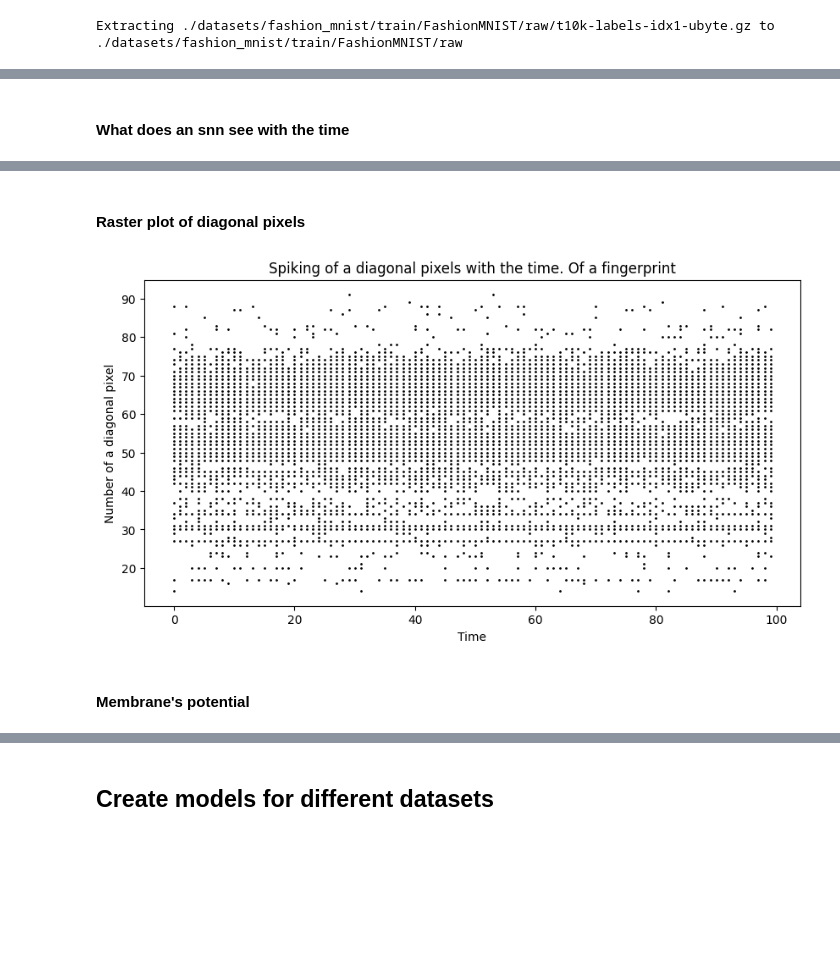
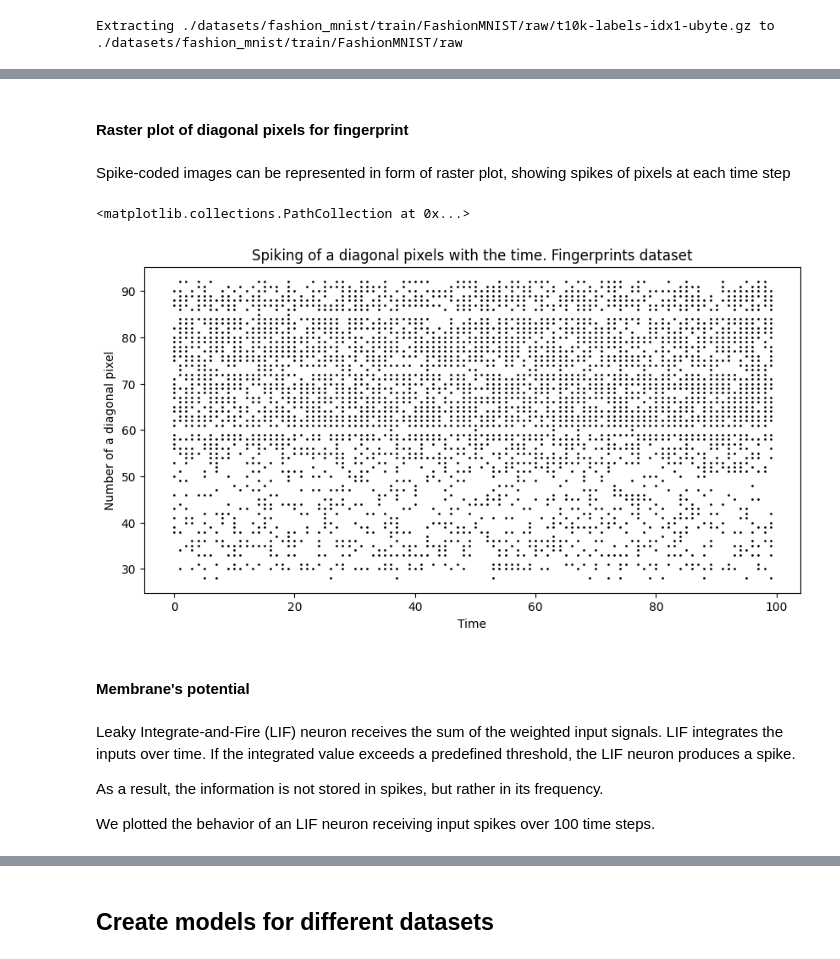
Before and after one commit to sofi12321/SNN_image_classification, a Jupyter notebook: SNN_image_classification.ipynb, the cells around one changed output, grey strips where cells are left out. Saved outputs shown, nothing was run; the diff lists cells and outputs as text; code cells hidden in the pictures; blank space fills up the shorter version.

```diff
--- a/SNN_image_classification.ipynb
+++ b/SNN_image_classification.ipynb
@@ -99,6 +93,7 @@ if not os.path.exists(finger_dir):
 # %% [markdown]
 ## Data preprocessing
 # %%
+# Transforms for fingerprints
 class CropInvertPadTransform:
     """
     Crop the frame (2*2*4*4) from the image, reformat to 1 channel, invert colors
@@ -113,8 +108,8 @@ class CropInvertPadTransform:
         Transform the image by frame cropping, grayscaling and inverting
         Resize to the square by adding black padding
 
-        :param x: tensor (image) to be trandformed
-        :return: trandformed image
+        :param x: tensor (image) to be transformed
+        :return: transformed image
         """
         # Crop the frame 2 2 4 4 pixels
         x = TF.crop(x, 2, 2, TF.get_image_size(x)[1] - 6, TF.get_image_size(x)[0] - 6)
@@ -150,11 +145,11 @@ names = ['107__M_Left_index_finger.BMP', '107__M_Left_index_finger_Obl.BMP', '10
 
 for i in range(len(names)):
     root='./datasets/fingerprints/'
-    dirs = ['train/', 'val/','test/']
+    dirs = ['train/']
     for d in dirs:
         if names[i] in os.listdir(root+d+'1/'):
             break
-    image = cv2.imread(root+d+'1/'+names[i])
+    image = cv2.imread(finger_train_dir+'1/'+names[i])
     #Plot the original image
     plt.subplot(2, 4, i+1)
     # plt.title("Original")
@@ -354,29 +337,35 @@ def animate(time):
     ax[2].set_title(f'Fashion-MNIST')
 
 anim = FuncAnimation(fig, animate, init_func=init, frames=len(encoded_img_fash), interval=100)
-# %% [markdown]
-#### What does an snn see with the time
 # %%
 HTML(anim.to_html5_video())
 # %% [output]
 [interactive output not drawn]
 # %% [markdown]
-#### Raster plot of diagonal pixels
+#### Raster plot of diagonal pixels for fingerprint
+# %% [markdown]
+Spike-coded images can be represented in form of raster plot, showing spikes of pixels at each time step
 # %%
-# Reshape
+# Reshape image
 raster_img = torch.Tensor([encoded_img_finger[:,i,i].numpy() for i in range(len(encoded_img_finger[0]))]).T
 
-# raster plot
+# Raster plot
 fig = plt.figure(facecolor="w", figsize=(10, 5))
 ax = fig.add_subplot(111)
-ax.set_title('Spiking of a diagonal pixels with the time. Of a fingerprint')
+ax.set_title('Spiking of a diagonal pixels with the time. Fingerprints dataset')
 ax.set_xlabel('Time')
 ax.set_ylabel('Number of a diagonal pixel')
 splt.raster(raster_img, ax, s=1, color='black')
-None
 # %% [output]
+<matplotlib.collections.PathCollection at 0x...>
-[figure, old version]
+[figure, new version]
 # %% [markdown]
 #### Membrane's potential
+# %% [markdown]
+Leaky Integrate-and-Fire (LIF) neuron receives the sum of the weighted input signals. LIF integrates the inputs over time. If the integrated value exceeds a predefined threshold, the LIF neuron produces a spike.
+
+As a result, the information is not stored in spikes, but rather in its frequency.
+
+We plotted the behavior of an LIF neuron receiving input spikes over 100 time steps.
 # %%
 def add_x_ticks(ax):
```
Also changed, not shown: parts of 51 cells of this notebook.
